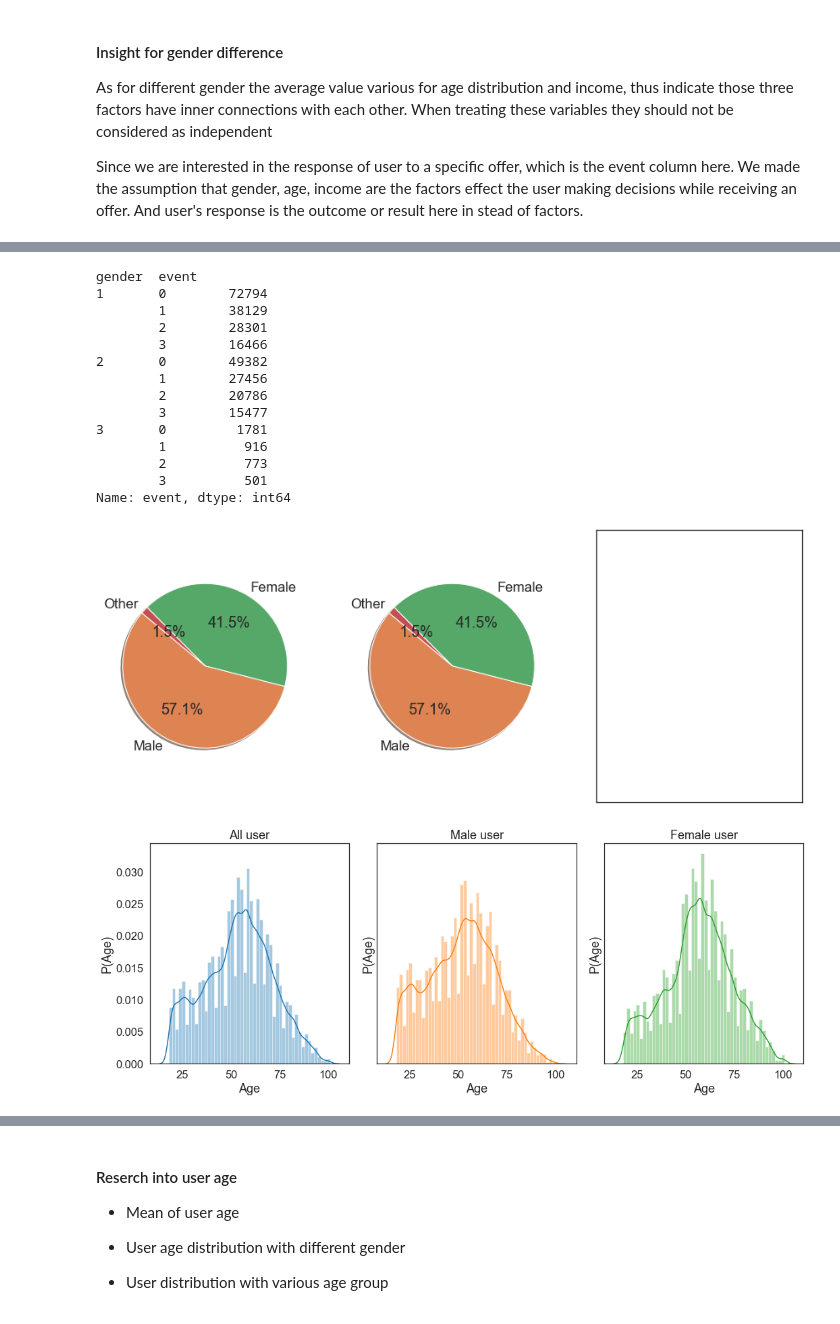
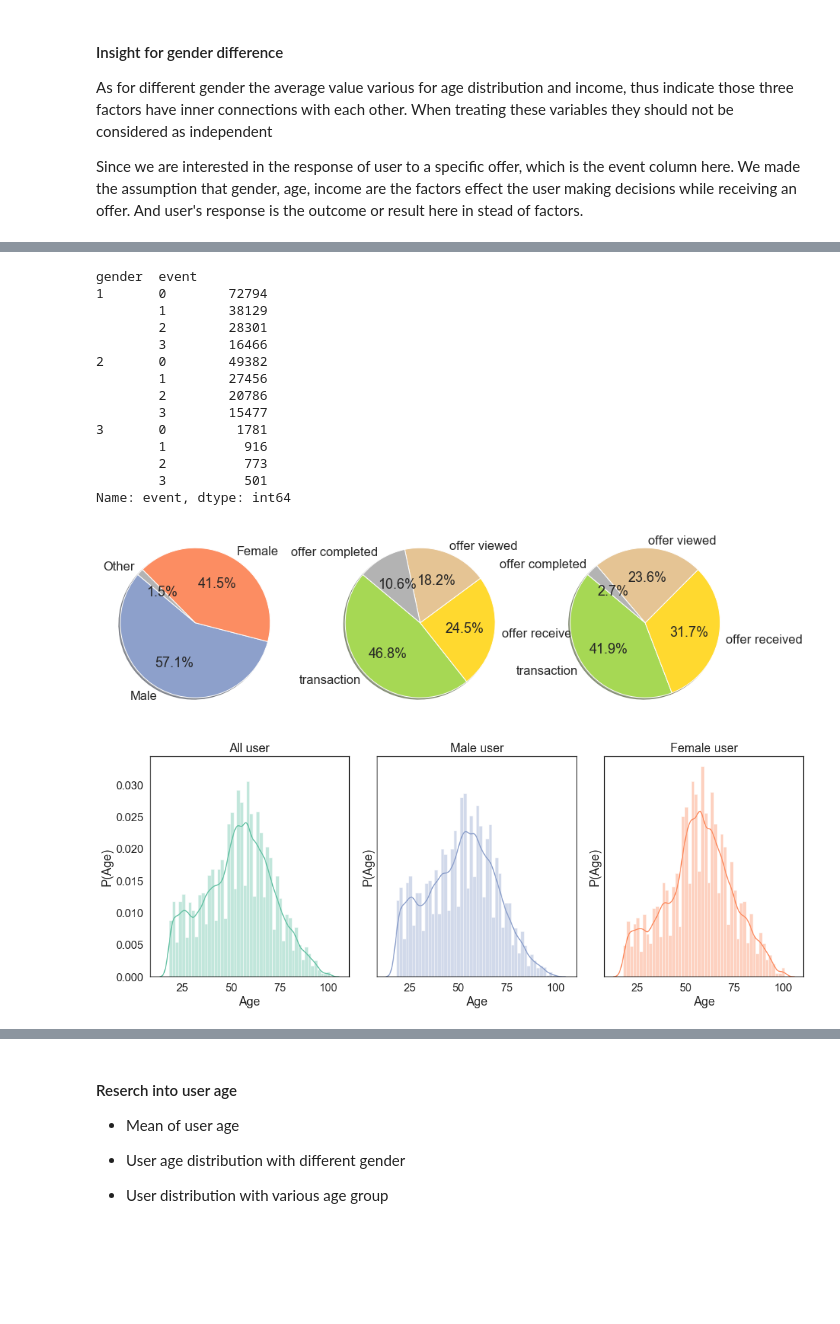
Before and after one commit to ZhuqingZhang0422/Starbucks-Capstone-Project, a Jupyter notebook: Starbucks_Capstone_notebook.ipynb, the cells around one changed output, grey strips where cells are left out. Drawn from its saved outputs; the diff is of its cells as text; code cells hidden in the pictures; blank space fills up the shorter version.

Commit message:
Feat: Modified colors for pie chart
Feat: Added features to plot event distribution across genders, and change plot colours

```diff
--- a/Starbucks_Capstone_notebook.ipynb
+++ b/Starbucks_Capstone_notebook.ipynb
@@ -275,20 +275,3 @@ study.groupby('gender').mean()
 | 1 | 0.925743 | 366.992048 | 5.426751 | 0.508967 | 51.730580 | 2.016478e+07 | 60589.087289 | 2.349900 | 4.172465 | ... |
 | 2 | 1.020849 | 366.595379 | 7.636493 | 0.696607 | 56.735564 | 2.016587e+07 | 69546.750250 | 2.526768 | 4.484894 | ... |
 | 3 | 0.998489 | 358.757995 | 6.637255 | 0.632838 | 54.120625 | 2.016680e+07 | 62897.758751 | 2.372702 | 4.356082 | ... |
-# %%
-study.groupby('gender').event.value_counts().reindex()
-# %% [output]
-gender  event
-1       0        72794
-        1        38129
-        2        28301
-        3        16466
-2       0        49382
-        1        27456
-        2        20786
-        3        15477
-3       0         1781
-        1          916
-        2          773
-        3          501
-Name: event, dtype: int64
@@ -310,26 +278,56 @@ plt.show()
+# %%
+event_gender_list = study.groupby('gender').event.value_counts().reindex()
+male_event = list(event_gender_list[0:4])
+female_event = list(event_gender_list[5:9])
+event_gender_list
+# %% [output]
+gender  event
+1       0        72794
+        1        38129
+        2        28301
+        3        16466
+2       0        49382
+        1        27456
+        2        20786
+        3        15477
+3       0         1781
+        1          916
+        2          773
+        3          501
+Name: event, dtype: int64
 # %%
 # Gender distribution of the users
-current_palette = sns.color_palette()
-colors = [current_palette[1], current_palette[2], current_palette[3]]
+current_palette = sns.color_palette("Set2")
 fig, ax = plt.subplots(figsize=(15, 6),
                        nrows=1,
                        ncols=3,
                        sharex=True,
                        sharey=True)
 plt.sca(ax[0])
 labels_0 = ['Male','Female','Other']
 sizes_0 = study['gender'].value_counts()
-plt.pie(sizes_0,labels=labels_0, colors=colors,
+colors_0 = [current_palette[2], current_palette[1], current_palette[7]]
+plt.pie(sizes_0,labels=labels_0, colors=colors_0,
 autopct='%1.1f%%', shadow=True, startangle=140)
 
+labels_gen = ['transaction','offer received','offer viewed','offer completed']
+colors_gen = [current_palette[4], current_palette[5], current_palette[6],current_palette[7]]
+explode_gen = (0.1, 0.05, 0)
+
 plt.sca(ax[1])
-explode_0 = (0.1, 0.05, 0)
-plt.pie(sizes, labels=labels, colors=colors,
+sizes_1 = male_event
+plt.pie(sizes_1,labels=labels_gen, colors=colors_gen,
 autopct='%1.1f%%', shadow=True, startangle=140)
+
+plt.sca(ax[2])
+sizes_2 = female_event
+plt.pie(sizes_2,labels=labels_1, colors=colors_1,
+autopct='%1.1f%%', shadow=True, startangle=140)
+
 #plt.axis('equal')
 plt.show()
 # %% [output]
-[figure, old version]
+[figure, new version]
 # %%
 '''
 Age distribution with different gender
@@ -343,7 +341,7 @@ x1 = study[study['gender'] == 1].age
 x2 = study[study['gender'] == 2].age
 
 #Plot the user data in a histgram
-current_palette = sns.color_palette()
+current_palette = sns.color_palette("Set2")
 sns.set(font_scale=1.5)
 sns.set_style('white')
 fig, ax = plt.subplots(figsize=(15, 6),
@@ -361,20 +359,20 @@ plt.title('All user')
 
 plt.sca(ax[1])
 sns.distplot(x1,
-             color=current_palette[1])
+             color=current_palette[2])
 plt.xlabel('Age')
 plt.ylabel('P(Age)')
 plt.title('Male user')
 
 plt.sca(ax[2])
 sns.distplot(x2,
-             color=current_palette[2])
+             color=current_palette[1])
 plt.xlabel('Age')
 plt.ylabel('P(Age)')
 plt.title('Female user')
 plt.tight_layout()
 # %% [output]
-[figure, old version]
+[figure, new version]
 # %%
 # Salery distribution
 study_salary = study[study['income']!=0].copy()
```
Also changed, not shown: parts of 2 cells of this notebook.
